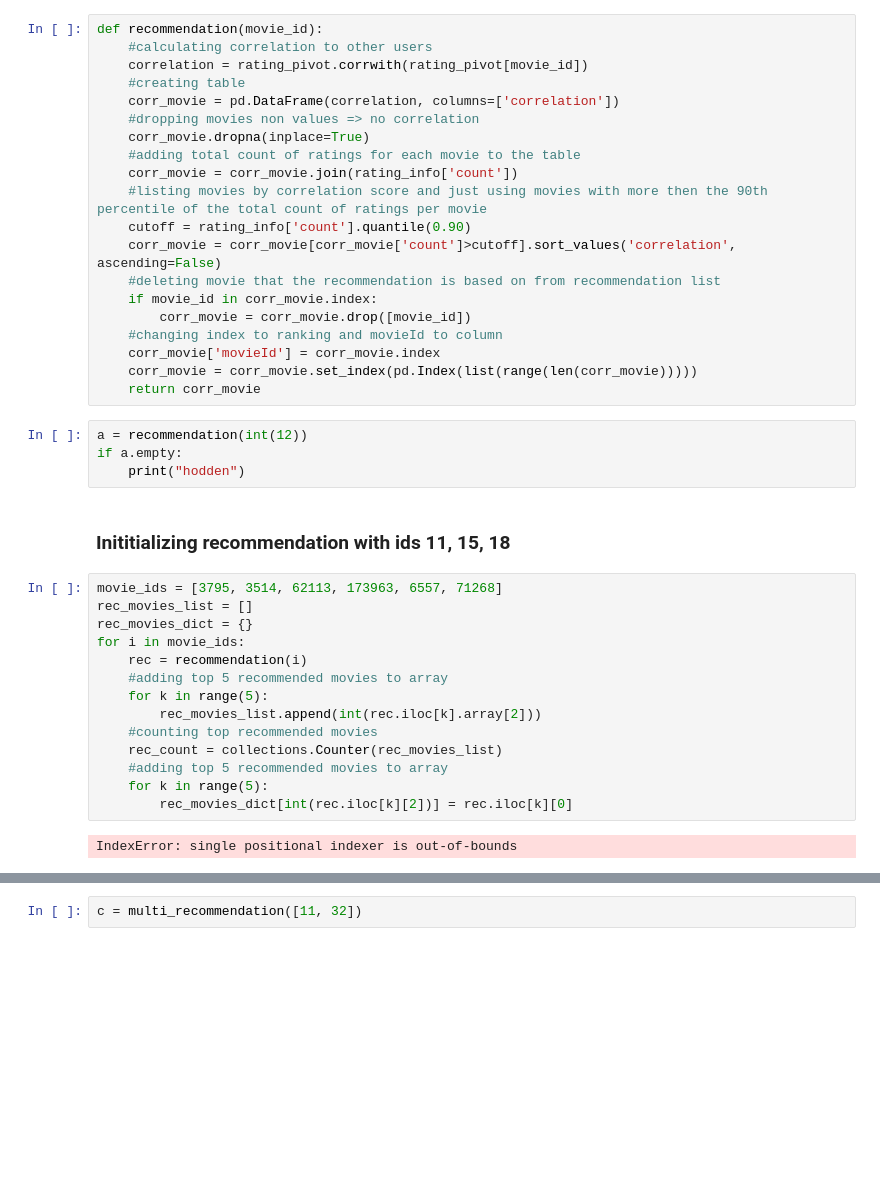
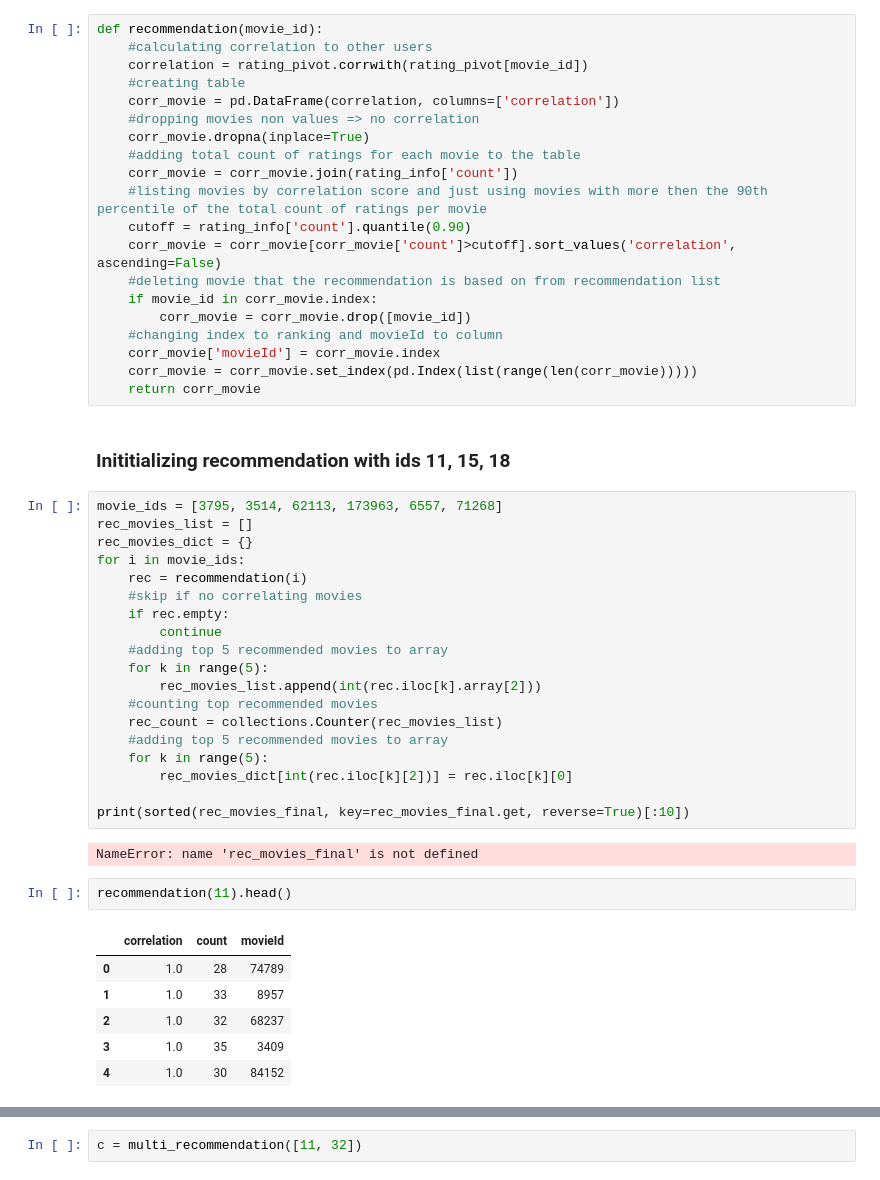
Before and after one commit to andrsdtr/data_exploration, a Jupyter notebook: Jupyter Rating based/Rating Based Recommendation.ipynb, the cells around one changed output, grey strips where cells are left out. Saved outputs shown, nothing was run; the diff lists cells and outputs as text; blank space fills up the shorter version.

```diff
--- a/Jupyter Rating based/Rating Based Recommendation.ipynb
+++ b/Jupyter Rating based/Rating Based Recommendation.ipynb
@@ -110,10 +111,6 @@ def recommendation(movie_id):
     corr_movie['movieId'] = corr_movie.index
     corr_movie = corr_movie.set_index(pd.Index(list(range(len(corr_movie)))))
     return corr_movie
-# %%
-a = recommendation(int(12))
-if a.empty:
-    print("hodden")
 # %% [markdown]
 ### Inititializing recommendation with ids 11, 15, 18
 # %%
@@ -122,6 +119,9 @@ rec_movies_list = []
 rec_movies_dict = {}
 for i in movie_ids:
     rec = recommendation(i)
+    #skip if no correlating movies
+    if rec.empty:
+        continue
     #adding top 5 recommended movies to array
     for k in range(5):
         rec_movies_list.append(int(rec.iloc[k].array[2]))
@@ -130,8 +130,19 @@ for i in movie_ids:
     #adding top 5 recommended movies to array
     for k in range(5):
         rec_movies_dict[int(rec.iloc[k][2])] = rec.iloc[k][0]
+
+print(sorted(rec_movies_final, key=rec_movies_final.get, reverse=True)[:10])
 # %% [output]
-IndexError: single positional indexer is out-of-bounds
+NameError: name 'rec_movies_final' is not defined
+# %%
+recommendation(11).head()
+# %% [output]
+|  | correlation | count | movieId |
+| 0 | 1.0 | 28 | 74789 |
+| 1 | 1.0 | 33 | 8957 |
+| 2 | 1.0 | 32 | 68237 |
+| 3 | 1.0 | 35 | 3409 |
+| 4 | 1.0 | 30 | 84152 |
 # %%
 #creating table with movieId total count of ratings for each movie id
 rating_info = pd.DataFrame(ratings.groupby('movieId')['rating'].mean())
```
Also changed, not shown: parts of 7 cells of this notebook, 6 other files.
